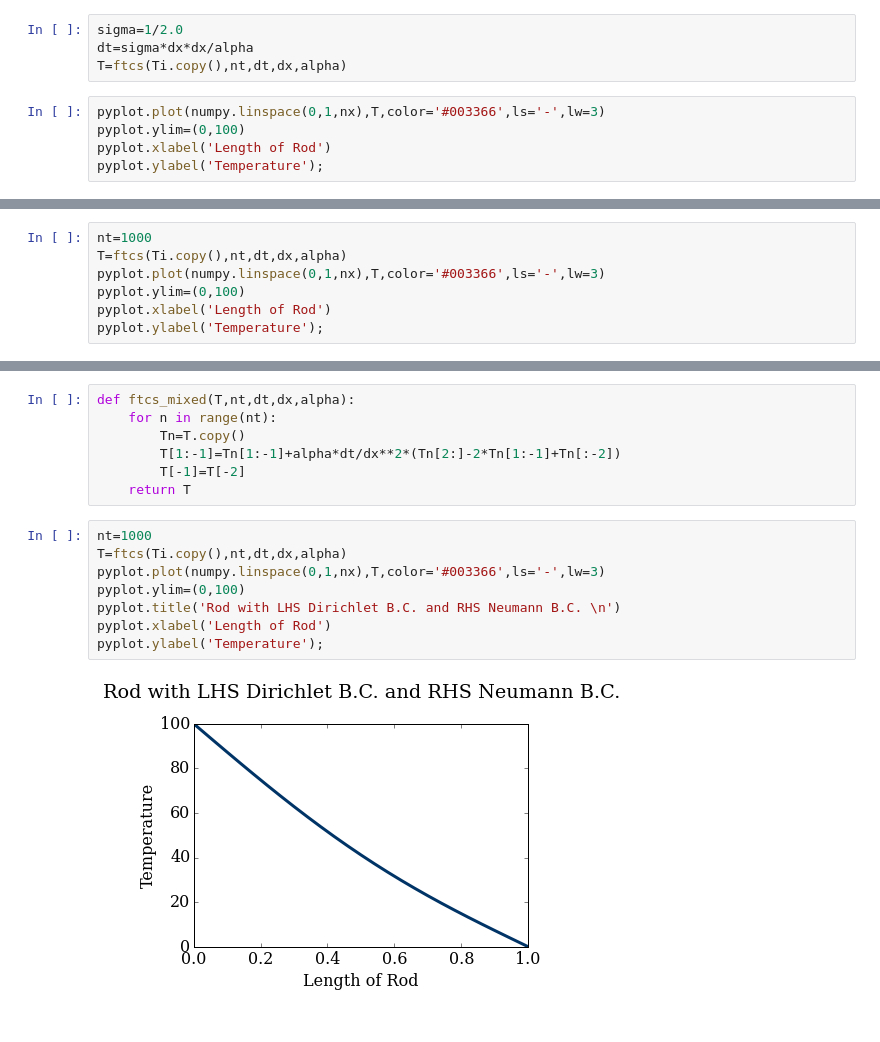
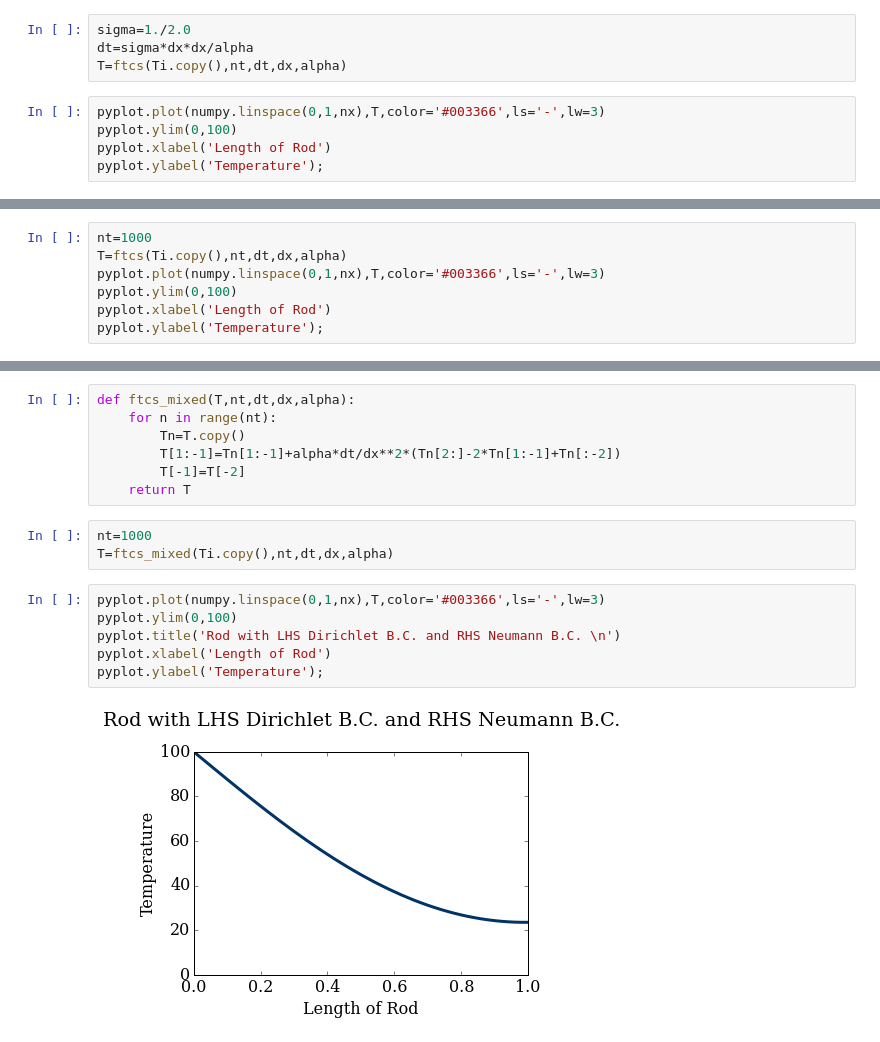
Before and after one commit to yujiasheng912/numerical-mooc, a Jupyter notebook: working/04_01 Heat 1D explicit 110715.ipynb, the cells around one changed output, grey strips where cells are left out. Drawn from its saved outputs; the diff is of its cells as text.

```diff
--- a/working/04_01 Heat 1D explicit 110715.ipynb
+++ b/working/04_01 Heat 1D explicit 110715.ipynb
@@ -21,11 +21,11 @@ def ftcs(T,nt,dt,dx,alpha):
     return T
 # %%
-sigma=1/2.0
+sigma=1./2.0
 dt=sigma*dx*dx/alpha
 T=ftcs(Ti.copy(),nt,dt,dx,alpha)
 # %%
 pyplot.plot(numpy.linspace(0,1,nx),T,color='#003366',ls='-',lw=3)
-pyplot.ylim=(0,100)
+pyplot.ylim(0,100)
 pyplot.xlabel('Length of Rod')
 pyplot.ylabel('Temperature');
 # %% [output]
@@ -34,7 +34,7 @@ pyplot.ylabel('Temperature');
 nt=1000
 T=ftcs(Ti.copy(),nt,dt,dx,alpha)
 pyplot.plot(numpy.linspace(0,1,nx),T,color='#003366',ls='-',lw=3)
-pyplot.ylim=(0,100)
+pyplot.ylim(0,100)
 pyplot.xlabel('Length of Rod')
 pyplot.ylabel('Temperature');
 # %% [output]
@@ -46,13 +46,14 @@ def ftcs_mixed(T,nt,dt,dx,alpha):
         T[1:-1]=Tn[1:-1]+alpha*dt/dx**2*(Tn[2:]-2*Tn[1:-1]+Tn[:-2])
         T[-1]=T[-2]
     return T
+# %%
+nt=1000
+T=ftcs_mixed(Ti.copy(),nt,dt,dx,alpha)
 # %%
-nt=1000
-T=ftcs(Ti.copy(),nt,dt,dx,alpha)
 pyplot.plot(numpy.linspace(0,1,nx),T,color='#003366',ls='-',lw=3)
-pyplot.ylim=(0,100)
+pyplot.ylim(0,100)
 pyplot.title('Rod with LHS Dirichlet B.C. and RHS Neumann B.C. \n')
 pyplot.xlabel('Length of Rod')
 pyplot.ylabel('Temperature');
 # %% [output]
-[figure, old version]
+[figure, new version]
```
Also changed, not shown: parts of 2 cells of this notebook, 4 other files.
